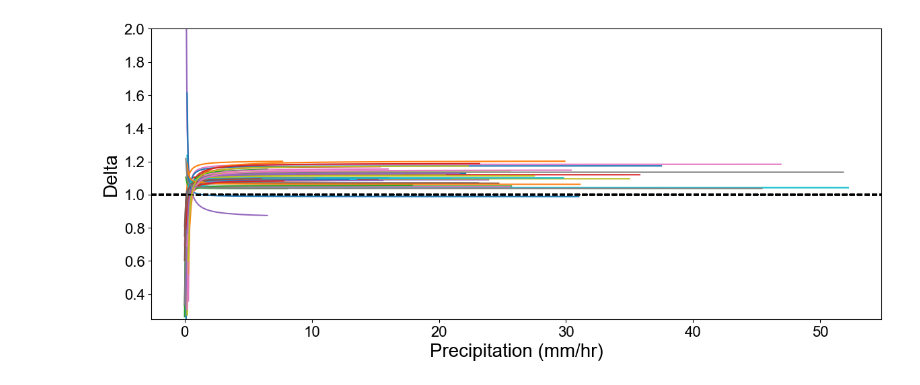
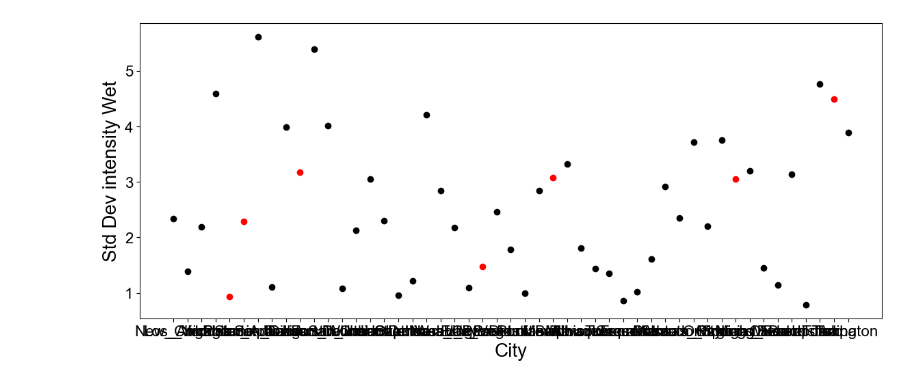
Before and after one commit to AustinFarnum/ClimateChangePrecipitationProjection, a Jupyter notebook: precip_projection_CC_50_cities_v2.ipynb, the cells around one changed output. Saved outputs shown, nothing was run; the diff lists cells and outputs as text; code cells hidden in the pictures.

Commit message:
new data analysis

```diff
--- a/precip_projection_CC_50_cities_v2.ipynb
+++ b/precip_projection_CC_50_cities_v2.ipynb
@@ -369,44 +369,91 @@ for city in CONUS_city_list:
 
 #     plt.clf()
 
+    # # =====================================================================================================
+    # # =====================================================================================================
+    # # =====================================================================================================
+    # # Plot delta values for every city at once precipitation intensity ====================================
+    # # To run this (the easy way), comment out all the other plots so they don't clear the figure ==========
+
+    # # Sort dataframe and remove duplicates to make it easy to plot deltas with a line plot
+    # projected_by_intensity_unique = projected_by_intensity.drop_duplicates()
+    # projected_by_intensity_unique = projected_by_intensity.dropna()
+    # projected_by_intensity_unique = projected_by_intensity_unique.sort_values(by = "pr")
+
+    # # tidy dataset so it won't plot delta values where the CONUS precip is negative ====================
+    # projected_by_intensity_unique.loc[projected_by_intensity.past_pr < 0, 'delta'] = None
+    # projected_by_intensity_unique.loc[projected_by_intensity.future_pr < 0, 'delta'] = None
+
+    # # Select data to be plotted
+    # x1 = projected_by_intensity_unique.pr[:]
+    # y1 = projected_by_intensity_unique.delta[:]
+
+    # # Plot horizontal line at y = 1 to show that only one city projected smaller storms overall
+    # plt.axhline(y = 1, color = 'black', linestyle = '--', label = '')
+
+
+    # # Change plot labels and axes
+    # # plt.xlim([-1.2, 84])
+    # plt.ylim([.25, 2])
+    # plt.xlabel("Precipitation (mm/hr)", fontsize = 20)
+    # plt.ylabel("Delta", fontsize = 20)
+
+    # # Construct plot
+    # plt.plot(x1, y1, marker = '', linestyle = '-', label = city) # removed the part where I set the color to get a different color for each iteration
+
+    # # Save plot to file only if it's the last city - all other loop iterations are building up the plot
+    # if city == CONUS_city_list[-1]:
+    #     plt.savefig(f"files/output/largest50/plots/all50/all50_delta.png")
+
+    # if projected_by_intensity.delta.max() > 2.0:
+    #     print("^^ Delta is quite high")
+
+    # # We won't clear the figure this time since we want it to populate through every loop. To be safe, we'll clear
+    # # The figure before we start looping
+
     # =====================================================================================================
     # =====================================================================================================
     # =====================================================================================================
-    # Plot delta values for every city at once precipitation intensity ====================================
+    # Compare results across cities to determine why some delta curves are inverted =======================
     # To run this (the easy way), comment out all the other plots so they don't clear the figure ==========
 
     # Sort dataframe and remove duplicates to make it easy to plot deltas with a line plot
-    projected_by_intensity_unique = projected_by_intensity.drop_duplicates()
-    projected_by_intensity_unique = projected_by_intensity.dropna()
-    projected_by_intensity_unique = projected_by_intensity_unique.sort_values(by = "pr")
+    # projected_by_intensity_unique = projected_by_intensity.drop_duplicates()
+    projected_by_intensity_unique = projected_by_intensity
+    # projected_by_intensity_unique = projected_by_intensity_unique.sort_values(by = "pr")
 
     # tidy dataset so it won't plot delta values where the CONUS precip is negative ====================
     projected_by_intensity_unique.loc[projected_by_intensity.past_pr < 0, 'delta'] = None
     projected_by_intensity_unique.loc[projected_by_intensity.future_pr < 0, 'delta'] = None
 
+    # remove dry times
+    projected_by_intensity_unique = projected_by_intensity_unique[projected_by_intensity_unique['projected_pr'] != 0]
+
     # Select data to be plotted
-    x1 = projected_by_intensity_unique.pr[:]
-    y1 = projected_by_intensity_unique.delta[:]
-
-    # Plot horizontal line at y = 1 to show that only one city projected smaller storms overall
-    plt.axhline(y = 1, color = 'black', linestyle = '--', label = '')
-
+    x1 = city
+    y1 = projected_by_intensity_unique.projected_pr.std()
 
     # Change plot labels and axes
     # plt.xlim([-1.2, 84])
-    plt.ylim([.25, 2])
-    plt.xlabel("Precipitation (mm/hr)", fontsize = 20)
-    plt.ylabel("Delta", fontsize = 20)
+    # plt.ylim([.25, 2])
+    plt.xlabel("City", fontsize = 20)
+    plt.ylabel("Std Dev intensity Wet", fontsize = 20)
+
+    weird_cities = ['Jacksonville', 'Las_Vegas', 'Memphis', 'Miami', 'Philadelphia', 'Phoenix', 'Tampa', 'Virginia Beach']
+    if city in weird_cities:
+        color_var = 'red'
+
+    else:
+        color_var = 'black'
+
 
     # Construct plot
-    plt.plot(x1, y1, marker = '', linestyle = '-', label = city) # removed the part where I set the color to get a different color for each iteration
+    plt.plot(x1, y1, color = color_var, marker = 'o', linestyle = '', label = city) # removed the part where I set the color to get a different color for each iteration
 
     # Save plot to file only if it's the last city - all other loop iterations are building up the plot
     if city == CONUS_city_list[-1]:
-        plt.savefig(f"files/output/largest50/plots/all50/all50_delta.png")
+        plt.savefig(f"files/output/largest50/plots/all50/all50_analyze4-wet.png")
 
-    if projected_by_intensity.delta.max() > 2.0:
-        print("^^ Delta is quite high")
 
     # We won't clear the figure this time since we want it to populate through every loop. To be safe, we'll clear
     # The figure before we start looping
@@ -427,8 +474,8 @@ Jacksonville
 Bakersfield
 Tulsa
 Tampa
 Arlington
-[figure, old version]
+[figure, new version]
 # %%
 # Repeat entire analysis for only Dover. The data for this city is saved to different files
 # Import requisite data =================================================================================
```
Also changed, not shown: parts of 6 cells of this notebook, 8 other files.
